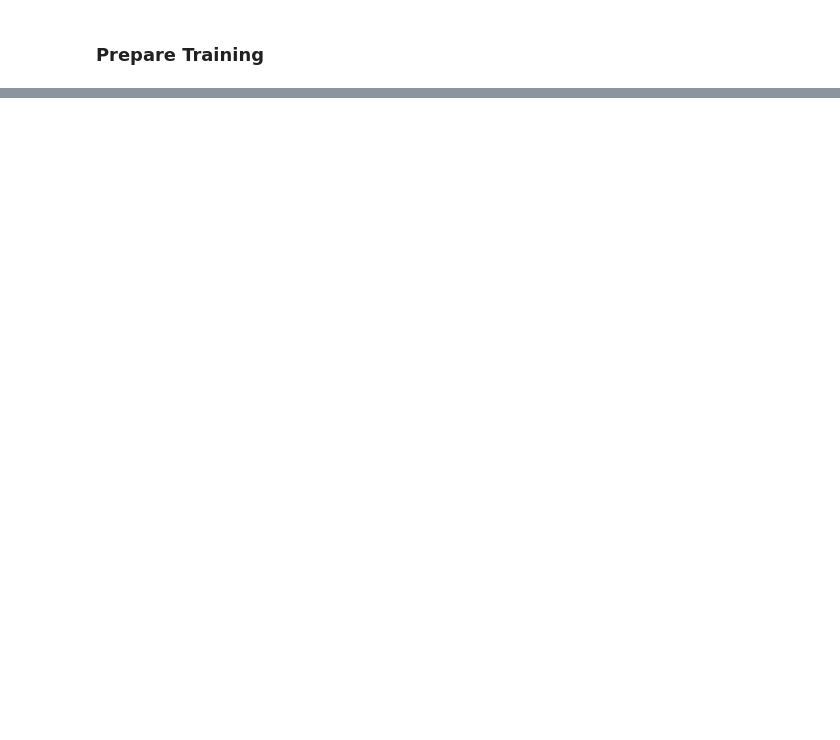
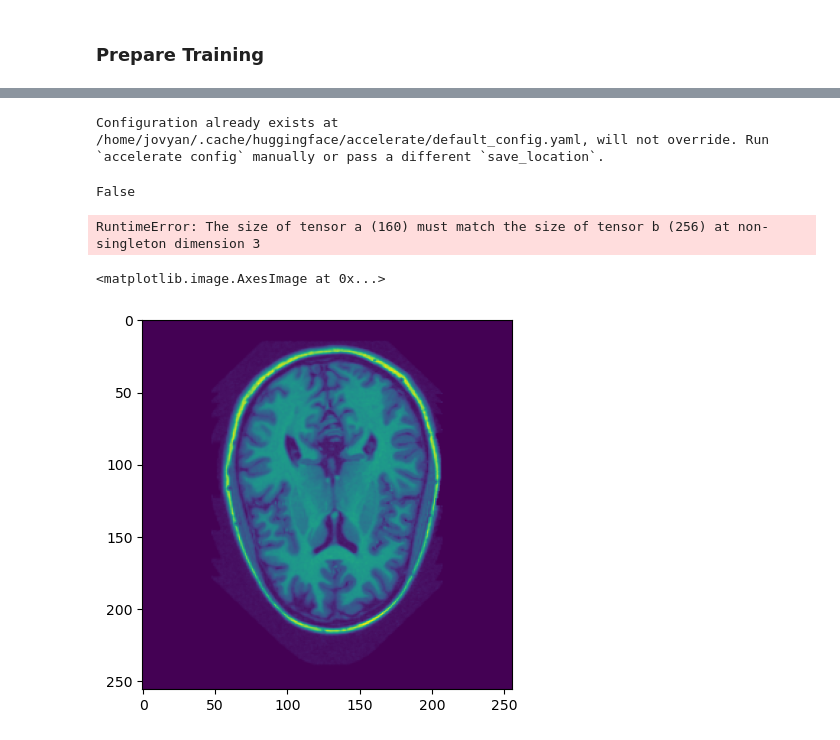
Before and after one commit to vinzenzuhr/Diffusion_Lesions, a Jupyter notebook: 05_Implementation/Jupyter notebooks/lesion_filling_conditioned_lesions/lesion_filling_conditioned_lesions.ipynb, the cells around one changed output, grey strips where cells are left out. Cells and saved outputs as stored; diff of their text form; code cells hidden in the pictures; blank space fills up the shorter version.

```diff
--- a/05_Implementation/Jupyter notebooks/lesion_filling_conditioned_lesions/lesion_filling_conditioned_lesions.ipynb
+++ b/05_Implementation/Jupyter notebooks/lesion_filling_conditioned_lesions/lesion_filling_conditioned_lesions.ipynb
@@ -297,8 +91,8 @@ plt.show()
 from torch.utils.data import DataLoader
 
 # create dataloader function, which is executed inside the training loop (necessary because of huggingface accelerate)
-def get_dataloader(dataset, batch_size, shuffle):
-    return DataLoader(dataset, batch_size=batch_size, shuffle=shuffle, num_workers=4)
+def get_dataloader(dataset, batch_size, shuffle, num_workers=4):
+    return DataLoader(dataset, batch_size=batch_size, shuffle=shuffle, num_workers=num_workers)
 # %%
 #create model
 from diffusers import UNet2DModel
@@ -751,0 +620,35 @@ with open(filename, 'w') as fp:
+# %%
+#setup huggingface accelerate
+import torch
+import numpy as np
+import accelerate
+accelerate.commands.config.default.write_basic_config(config.mixed_precision)
+# %% [output]
+Configuration already exists at /home/jovyan/.cache/huggingface/accelerate/default_config.yaml, will not override. Run `accelerate config` manually or pass a different `save_location`.
+False
+# %%
+from Dim2DatasetMRI import Dim2DatasetMRI
+from Dim3DatasetMRI import Dim3DatasetMRI
+from pathlib import Path
+
+#create dataset
+#datasetTrain = Dim2DatasetMRI(Path(config.dataset_train_path), Path(config.segm_train_path), Path(config.masks_train_path), pad_shape=(256, 256, 256))
+datasetEvaluation = Dim2DatasetMRI(Path(config.dataset_eval_path), Path(config.segm_eval_path), Path(config.masks_eval_path), pad_shape=(256, 256, 256))
+#dataset3DEvaluation = Dim3DatasetMRI(Path(config.dataset_eval_path), Path(config.masks_eval_path), pad_shape=(256, 256, 256))
+eval_dataloader = get_dataloader(dataset = datasetEvaluation, batch_size = config.eval_batch_size, shuffle=False)
+# %%
+batch = next(iter(eval_dataloader))
+clean_images = batch["gt_image"]
+masks = batch["mask"]
+
+# Ristrict masks to white matter regions
+segmentations = batch["segm"]
+binary_white_matter_segm = np.logical_or(segmentations==41, segmentations==2)
+masks = binary_white_matter_segm * masks
+# %% [output]
+RuntimeError: The size of tensor a (160) must match the size of tensor b (256) at non-singleton dimension 3
+# %%
+plt.imshow((clean_images[0].squeeze()+1)/2)
+# %% [output]
+<matplotlib.image.AxesImage at 0x...>
+[figure, added]
```
Also changed, not shown: parts of 22 cells of this notebook, 3 other files.
